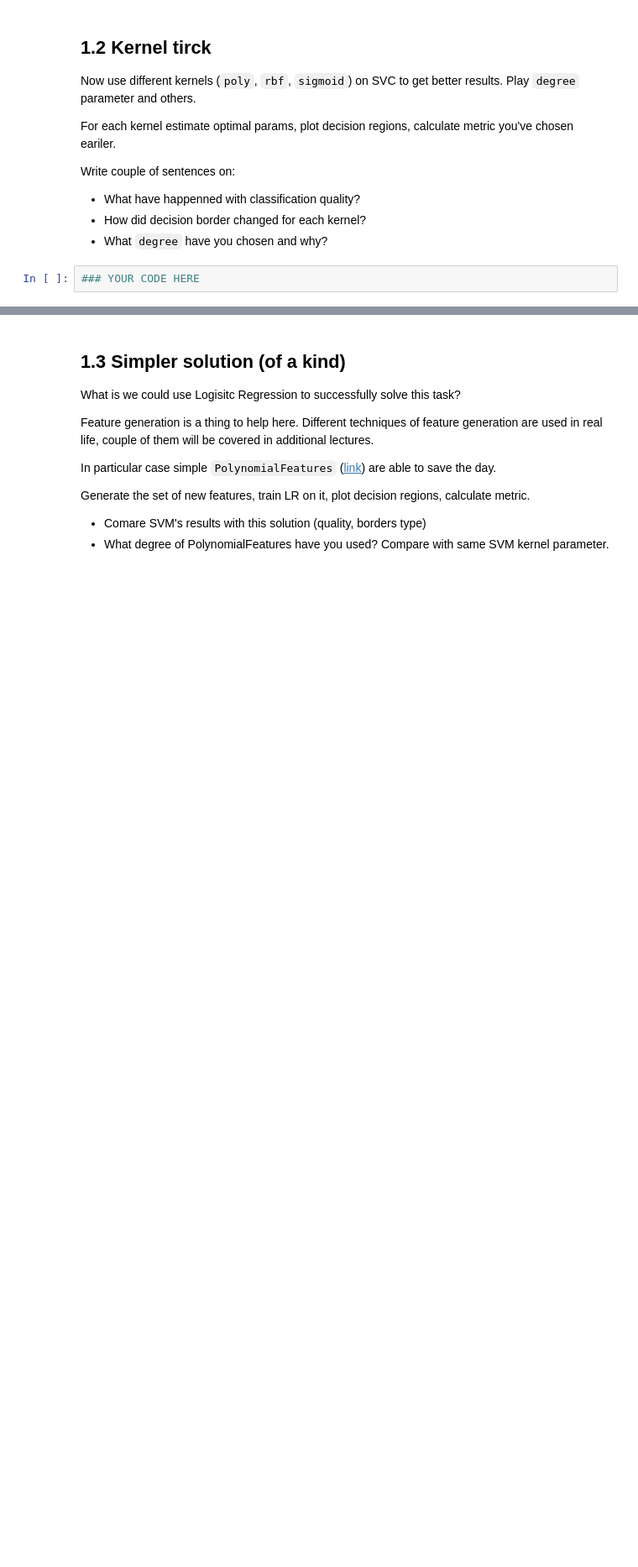
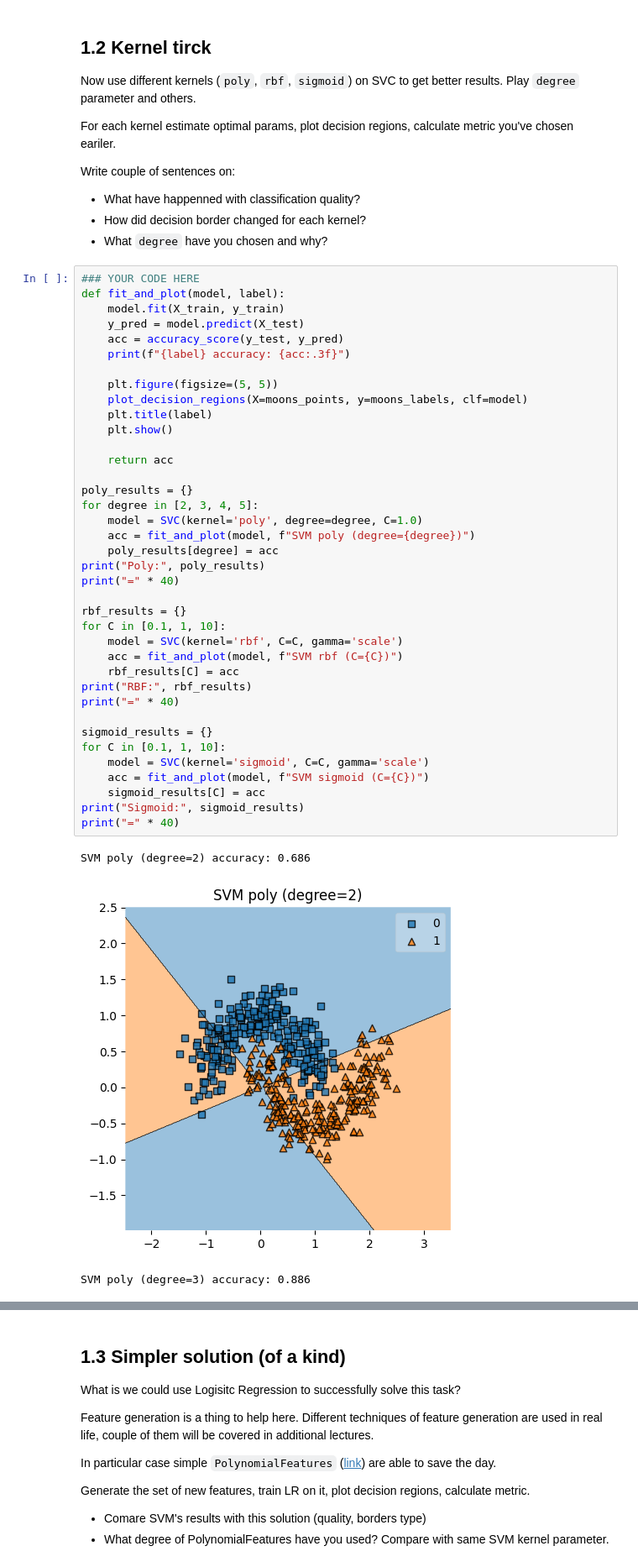
Before and after one commit to EgorOvechkin/lab, a Jupyter notebook: lab01_part3.ipynb, the cells around one changed output, grey strips where cells are left out. Shown at 84% size. Cells and saved outputs as stored; diff of their text form; blank space fills up the shorter version.

Commit message:
solve kernel task

```diff
--- a/lab01_part3.ipynb
+++ b/lab01_part3.ipynb
@@ -81,5 +82,45 @@ Write couple of sentences on:
 * What have happenned with classification quality?
 * How did decision border changed for each kernel?
 * What `degree` have you chosen and why?
-# %%
-### YOUR CODE HERE
+# %%
+### YOUR CODE HERE
+def fit_and_plot(model, label):
+    model.fit(X_train, y_train)
+    y_pred = model.predict(X_test)
+    acc = accuracy_score(y_test, y_pred)
+    print(f"{label} accuracy: {acc:.3f}")
+
+    plt.figure(figsize=(5, 5))
+    plot_decision_regions(X=moons_points, y=moons_labels, clf=model)
+    plt.title(label)
+    plt.show()
+
+    return acc
+
+poly_results = {}
+for degree in [2, 3, 4, 5]:
+    model = SVC(kernel='poly', degree=degree, C=1.0)
+    acc = fit_and_plot(model, f"SVM poly (degree={degree})")
+    poly_results[degree] = acc
+print("Poly:", poly_results)
+print("=" * 40)
+
+rbf_results = {}
+for C in [0.1, 1, 10]:
+    model = SVC(kernel='rbf', C=C, gamma='scale')
+    acc = fit_and_plot(model, f"SVM rbf (C={C})")
+    rbf_results[C] = acc
+print("RBF:", rbf_results)
+print("=" * 40)
+
+sigmoid_results = {}
+for C in [0.1, 1, 10]:
+    model = SVC(kernel='sigmoid', C=C, gamma='scale')
+    acc = fit_and_plot(model, f"SVM sigmoid (C={C})")
+    sigmoid_results[C] = acc
+print("Sigmoid:", sigmoid_results)
+print("=" * 40)
+# %% [output]
+SVM poly (degree=2) accuracy: 0.686
+[figure, added]
+SVM poly (degree=3) accuracy: 0.886
```
Also changed, not shown: parts of 3 cells of this notebook.
